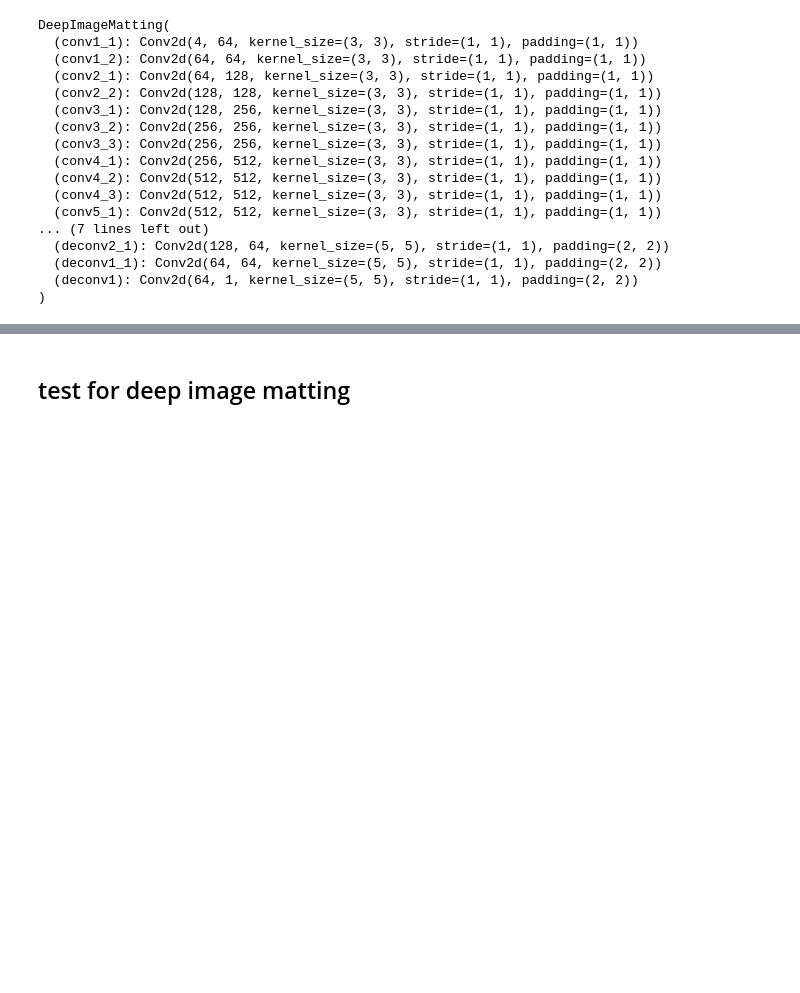
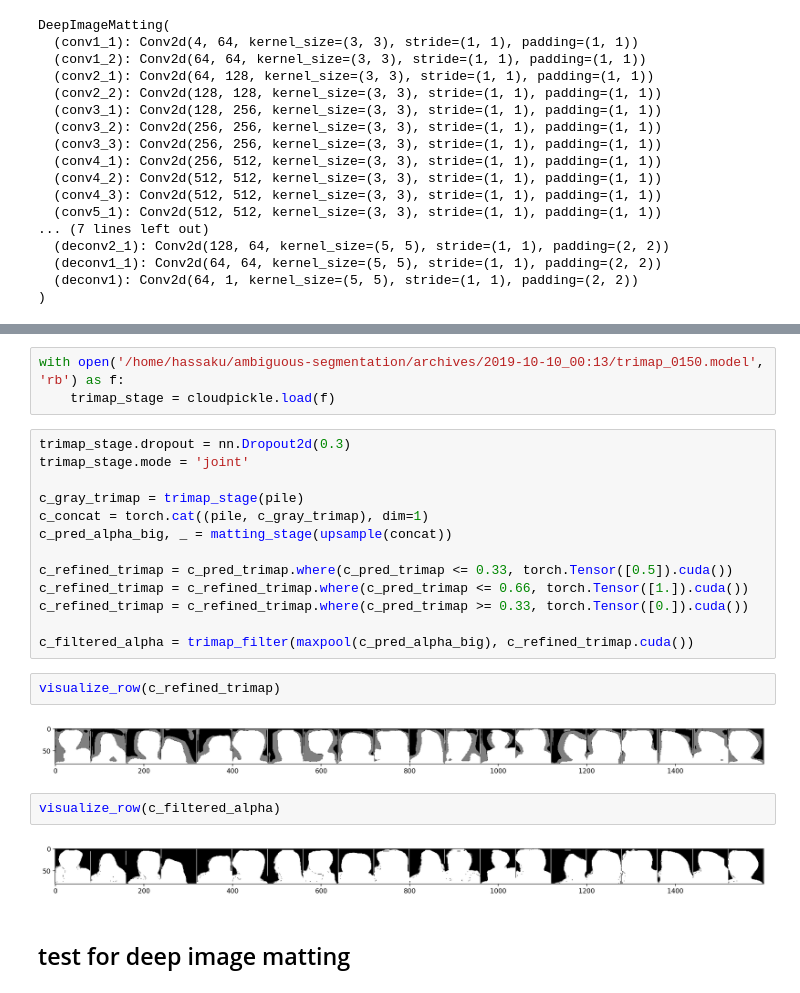
Before and after one commit to tan1p0p/ambiguous-segmentation, a Jupyter notebook: notebooks/evaluation.ipynb, the cells around one changed output, grey strips where cells are left out. Drawn from its saved outputs; the diff is of its cells as text; blank space fills up the shorter version.

```diff
--- a/notebooks/evaluation.ipynb
+++ b/notebooks/evaluation.ipynb
@@ -84,3 +130,27 @@ for i, imgs in enumerate([fg, pred_trimap, refined_trimap, pred_alpha, alpha]):
+# %%
+with open('/home/hassaku/ambiguous-segmentation/archives/2019-10-10_00:13/trimap_0150.model', 'rb') as f:
+    trimap_stage = cloudpickle.load(f)
+# %%
+trimap_stage.dropout = nn.Dropout2d(0.3)
+trimap_stage.mode = 'joint'
+
+c_gray_trimap = trimap_stage(pile)
+c_concat = torch.cat((pile, c_gray_trimap), dim=1)
+c_pred_alpha_big, _ = matting_stage(upsample(concat))
+
+c_refined_trimap = c_pred_trimap.where(c_pred_trimap <= 0.33, torch.Tensor([0.5]).cuda())
+c_refined_trimap = c_refined_trimap.where(c_pred_trimap <= 0.66, torch.Tensor([1.]).cuda())
+c_refined_trimap = c_refined_trimap.where(c_pred_trimap >= 0.33, torch.Tensor([0.]).cuda())
+
+c_filtered_alpha = trimap_filter(maxpool(c_pred_alpha_big), c_refined_trimap.cuda())
+# %%
+visualize_row(c_refined_trimap)
+# %% [output]
+[figure, added]
+# %%
+visualize_row(c_filtered_alpha)
+# %% [output]
+[figure, added]
 # %% [markdown]
 ## test for deep image matting
 # %%
```
Also changed, not shown: parts of 17 cells of this notebook, 4 other files.
